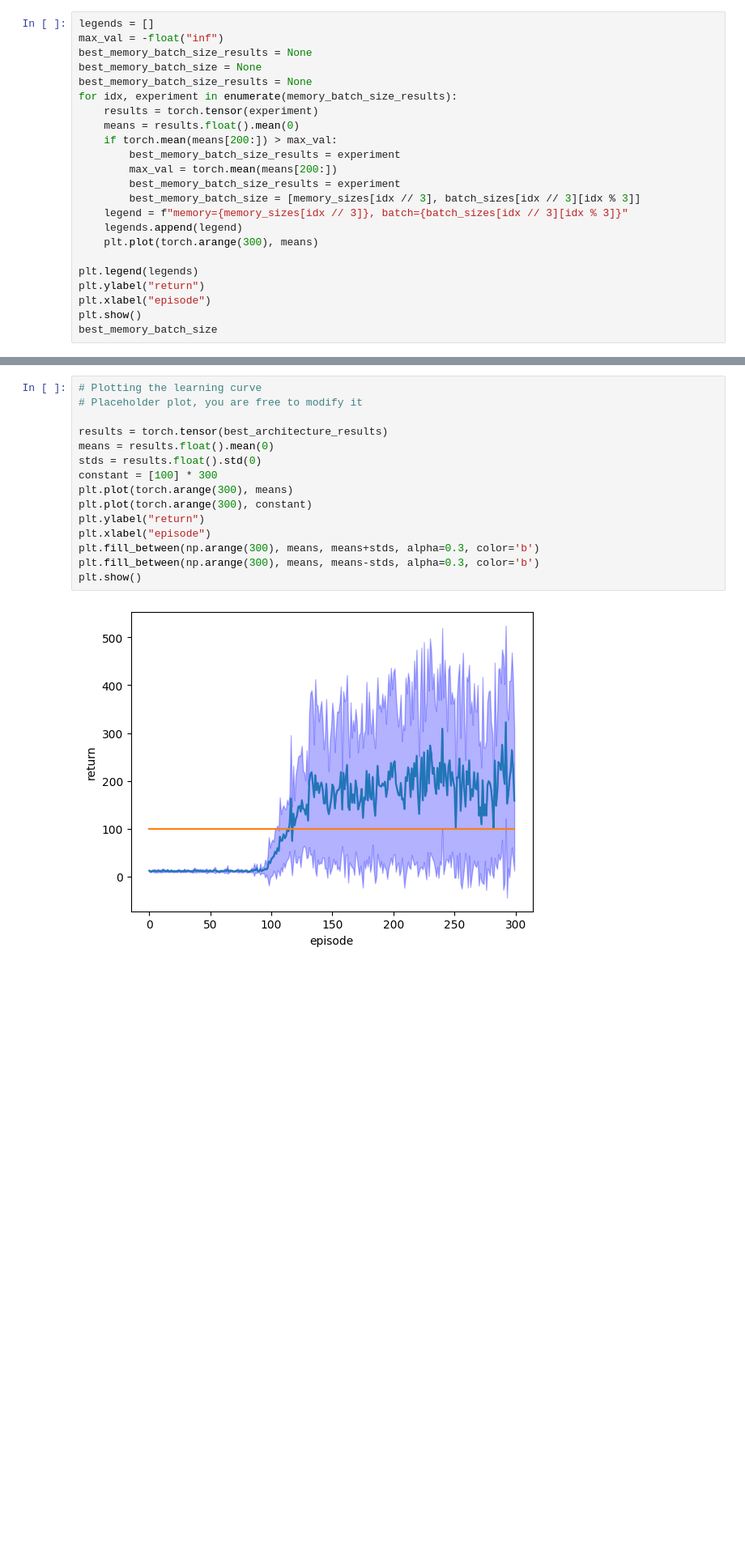
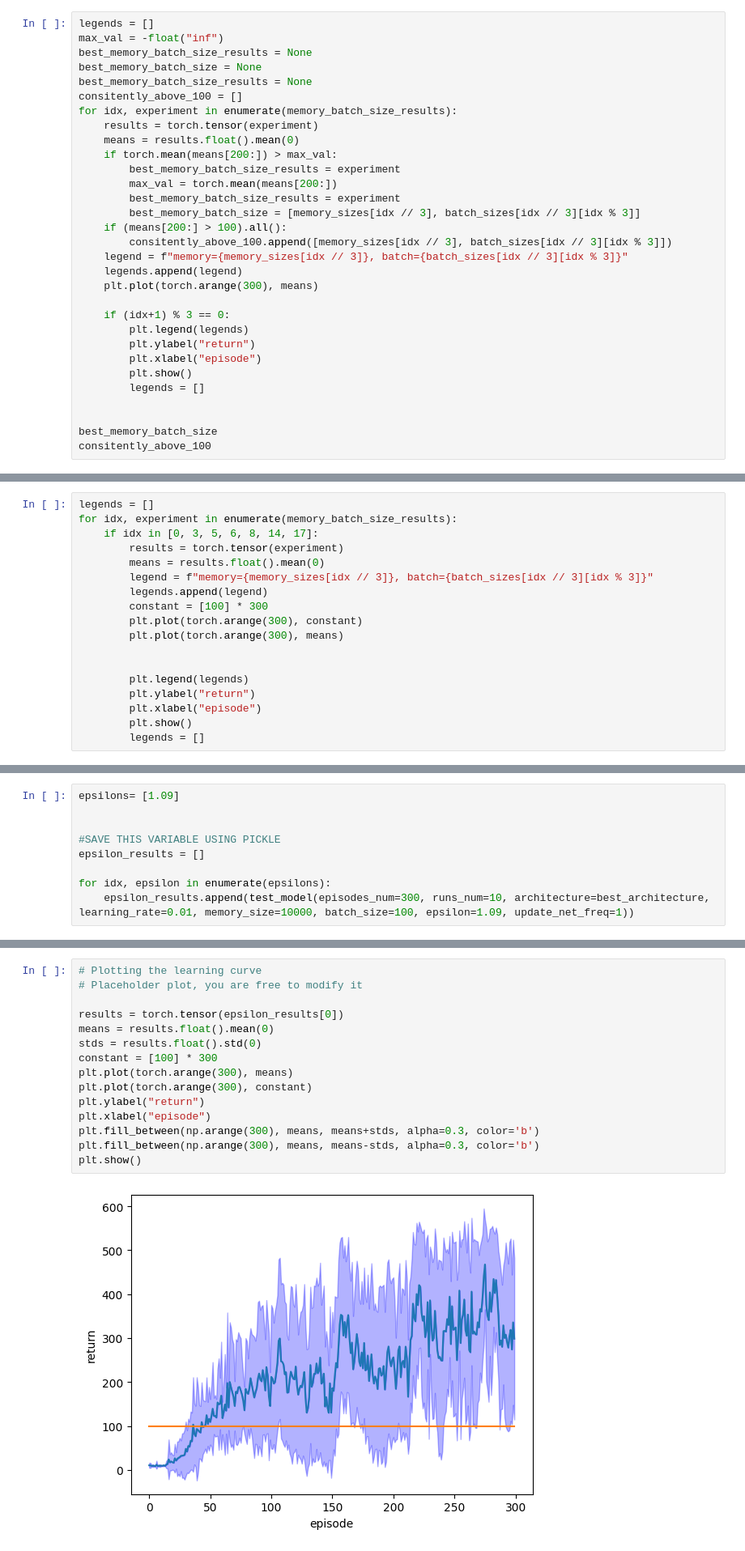
Before and after one commit to mitsides06/DQN-Hyperparameter-Tuning, a Jupyter notebook: coursework2.ipynb, the cells around one changed output, grey strips where cells are left out. Shown at 81% size. Saved outputs shown, nothing was run; the diff lists cells and outputs as text; blank space fills up the shorter version.

```diff
--- a/coursework2.ipynb
+++ b/coursework2.ipynb
@@ -246,6 +256,7 @@ max_val = -float("inf")
 best_memory_batch_size_results = None
 best_memory_batch_size = None
 best_memory_batch_size_results = None
+consitently_above_100 = []
 for idx, experiment in enumerate(memory_batch_size_results):
     results = torch.tensor(experiment)
     means = results.float().mean(0)
@@ -254,13 +265,20 @@ for idx, experiment in enumerate(memory_batch_size_results):
         max_val = torch.mean(means[200:])
         best_memory_batch_size_results = experiment
         best_memory_batch_size = [memory_sizes[idx // 3], batch_sizes[idx // 3][idx % 3]]
+    if (means[200:] > 100).all():
+        consitently_above_100.append([memory_sizes[idx // 3], batch_sizes[idx // 3][idx % 3]])
     legend = f"memory={memory_sizes[idx // 3]}, batch={batch_sizes[idx // 3][idx % 3]}"
     legends.append(legend)
     plt.plot(torch.arange(300), means)
 
-plt.legend(legends)
-plt.ylabel("return")
-plt.xlabel("episode")
-plt.show()
+    if (idx+1) % 3 == 0:
+        plt.legend(legends)
+        plt.ylabel("return")
+        plt.xlabel("episode")
+        plt.show()
+        legends = []
+
+
 best_memory_batch_size
+consitently_above_100
 # %% [output]
@@ -268,0 +315,18 @@ best_memory_batch_size
+# %%
+legends = []
+for idx, experiment in enumerate(memory_batch_size_results):
+    if idx in [0, 3, 5, 6, 8, 14, 17]:
+        results = torch.tensor(experiment)
+        means = results.float().mean(0)
+        legend = f"memory={memory_sizes[idx // 3]}, batch={batch_sizes[idx // 3][idx % 3]}"
+        legends.append(legend)
+        constant = [100] * 300
+        plt.plot(torch.arange(300), constant)
+        plt.plot(torch.arange(300), means)
+
+
+        plt.legend(legends)
+        plt.ylabel("return")
+        plt.xlabel("episode")
+        plt.show()
+        legends = []
@@ -268,0 +343,9 @@ best_memory_batch_size
+# %%
+epsilons= [1.09]
+
+
+#SAVE THIS VARIABLE USING PICKLE
+epsilon_results = []
+
+for idx, epsilon in enumerate(epsilons):
+    epsilon_results.append(test_model(episodes_num=300, runs_num=10, architecture=best_architecture, learning_rate=0.01, memory_size=10000, batch_size=100, epsilon=1.09, update_net_freq=1))
@@ -269,17 +379,17 @@ best_memory_batch_size
 # %%
 # Plotting the learning curve
 # Placeholder plot, you are free to modify it
 
-results = torch.tensor(best_architecture_results)
+results = torch.tensor(epsilon_results[0])
 means = results.float().mean(0)
 stds = results.float().std(0)
 constant = [100] * 300
 plt.plot(torch.arange(300), means)
 plt.plot(torch.arange(300), constant)
 plt.ylabel("return")
 plt.xlabel("episode")
 plt.fill_between(np.arange(300), means, means+stds, alpha=0.3, color='b')
 plt.fill_between(np.arange(300), means, means-stds, alpha=0.3, color='b')
 plt.show()
 # %% [output]
-[figure, old version]
+[figure, new version]
```
Also changed, not shown: parts of 17 cells of this notebook.
